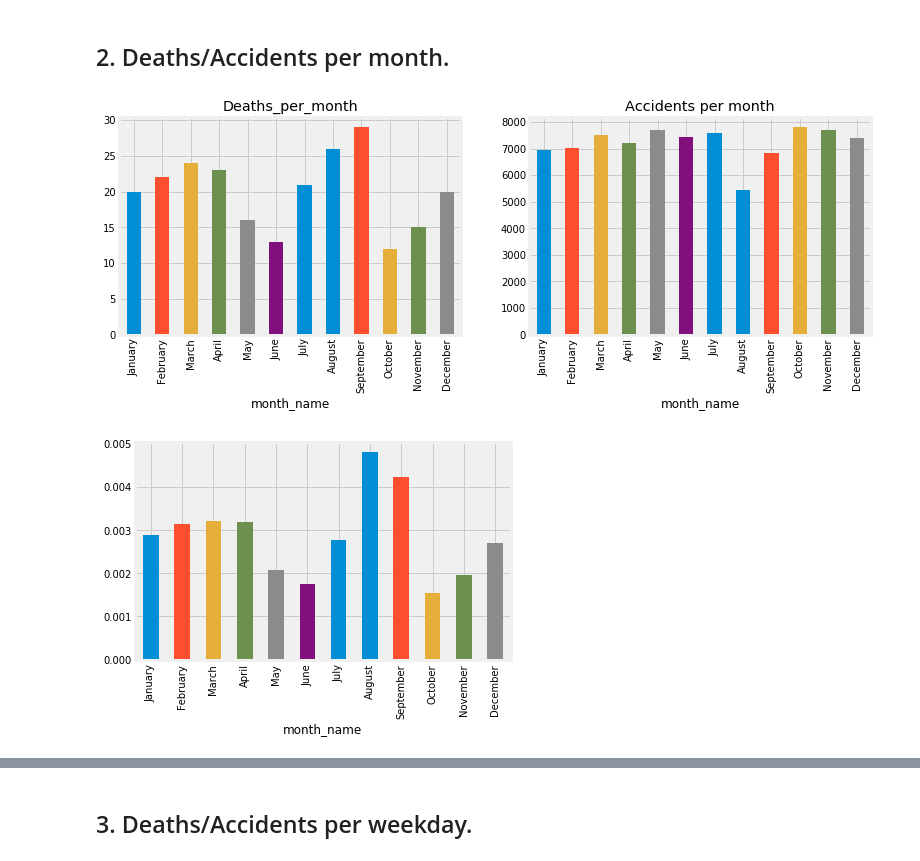
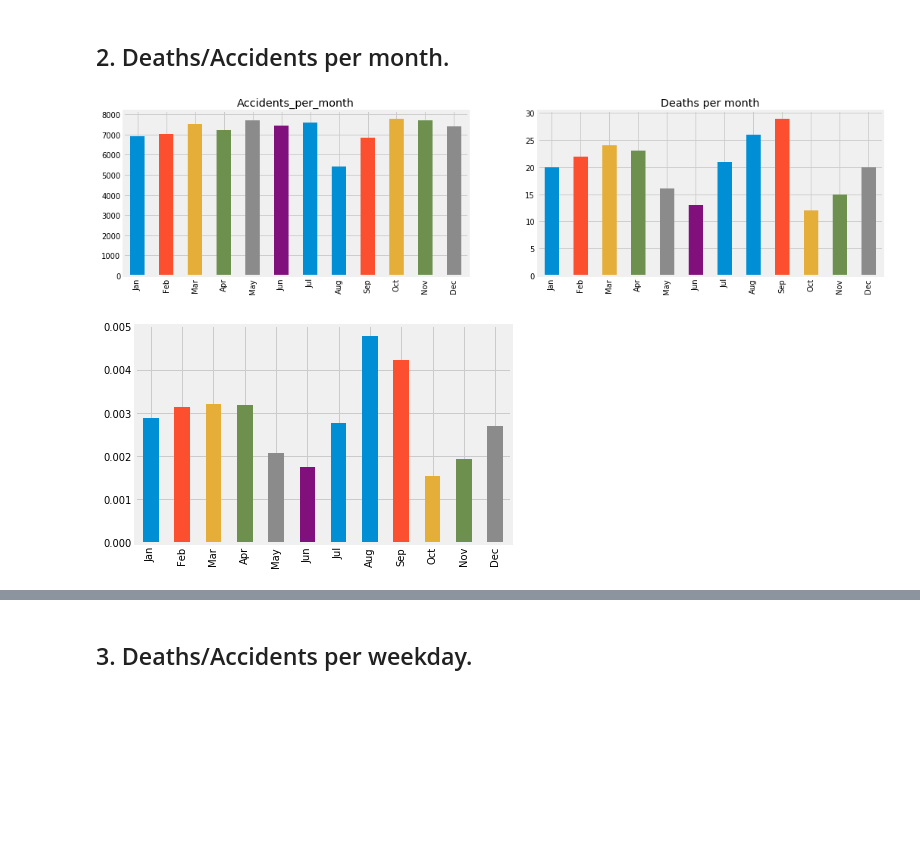
Before and after one commit to AlexChicote/BarcelonaAccidents, a Jupyter notebook: BarcelonaAccidents-2010-2018-Plotting-Accidents.ipynb, the cells around one changed output, grey strips where cells are left out. Saved outputs shown, nothing was run; the diff lists cells and outputs as text; code cells hidden in the pictures; blank space fills up the shorter version.

Commit message:
Finalizing plotting: only left the dona with target

```diff
--- a/BarcelonaAccidents-2010-2018-Plotting-Accidents.ipynb
+++ b/BarcelonaAccidents-2010-2018-Plotting-Accidents.ipynb
@@ -212,25 +228,33 @@ plt.savefig('./charts/avg_deaths_accident_per_year_2018.png');
 mes = accidents.groupby('month_name').agg({'#_deaths': 'sum','incident_#': 'count'})
 mes = mes.reindex(index = ['January', 'February', 'March', 'April', 'May', 'June', 'July', 'August',\
 'September', 'October', 'November','December'])
-mes.columns = ['deaths_per_month', 'accidents_per_month']
+mes.columns = ['deaths', 'accidents']
+mes.index = [x[0:3] for x in mes.index]
-# %%
-# mes['deaths_per_month'] =deaths_per_month
-# mes['accidents_per_month'] = accidents_per_month
-mes['average'] = mes['deaths_per_month']/mes['accidents_per_month']
-
-
-fig, axes = plt.subplots(1,2, figsize=(12,4))
-mes['deaths_per_month'].plot(kind='bar', ax=axes[0], title='Deaths_per_month');
-mes['accidents_per_month'].plot(kind='bar', ax=axes[1], title='Accidents per month');
-#mes['average'].plot(kind='bar', ax=axes[2]);
-
-
-plt.savefig('./charts/accidents_deaths_per_month_2018.png');
-# %% [output]
-[figure, removed]
+# %%
+mes['ratio'] = mes['deaths']/mes['accidents']
+
+
+fig, axes = plt.subplots(1,2, figsize=(16,4))
+
+
+mes['accidents'].plot(kind='bar', ax=axes[0], title='Accidents_per_month');
+#axes[0].tick_params(axis='y', labelsize=0, length = 0)
+#style = dict(size=15, color='black')
+# for month_ in range(0,12):
+#     axes[0].text(mes_accidents.at[month_,'accidents'], month_,mes_accidents.at[month_,'month_name'] , **style)
+# # axes[0].text(3500, 0, street_accidents.at[0,'street'][0:15], **style)
+# street_deaths = dataframe.sort_values('deaths', ascending=False,).head(10).reset_index()
+# street_deaths.rename(columns= {'index': 'street'}, inplace=True)
+mes['deaths'].plot(kind='bar', ax=axes[1], title='Deaths per month');
+# axes[1].tick_params(axis='y', labelsize=0, length = 0)
+
+
+plt.savefig('./charts/accidents_deaths_per_month_2018.png', bbox_inches = 'tight');
+# %% [output]
+[figure, added]
 # %%
-mes['average'].plot(kind='bar')
-plt.savefig('./charts/avg_accidents_deaths_per_month_2018.png');
+mes['ratio'].plot(kind='bar')
+plt.savefig('./charts/avg_accidents_deaths_per_month_2018.png', bbox_inches = 'tight');
 # %% [output]
-[figure, old version]
+[figure, new version]
 # %%
```
Also changed, not shown: parts of 74 cells of this notebook, 1 other file.
